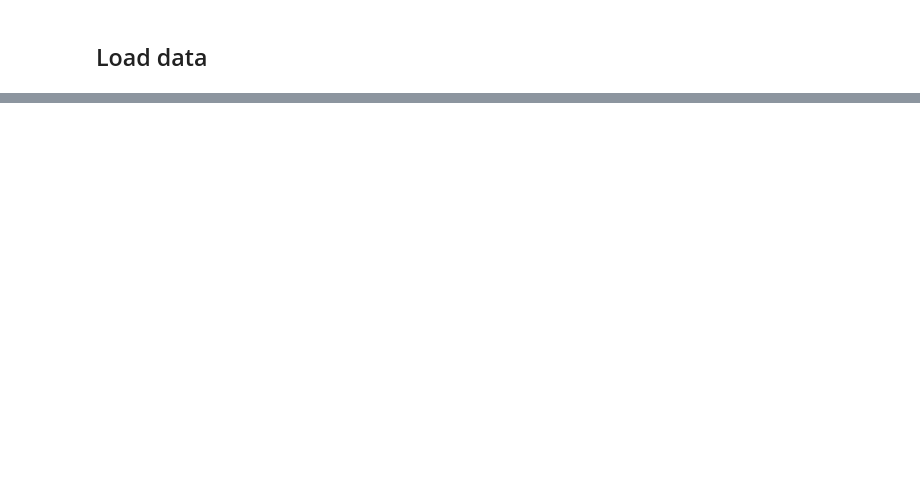
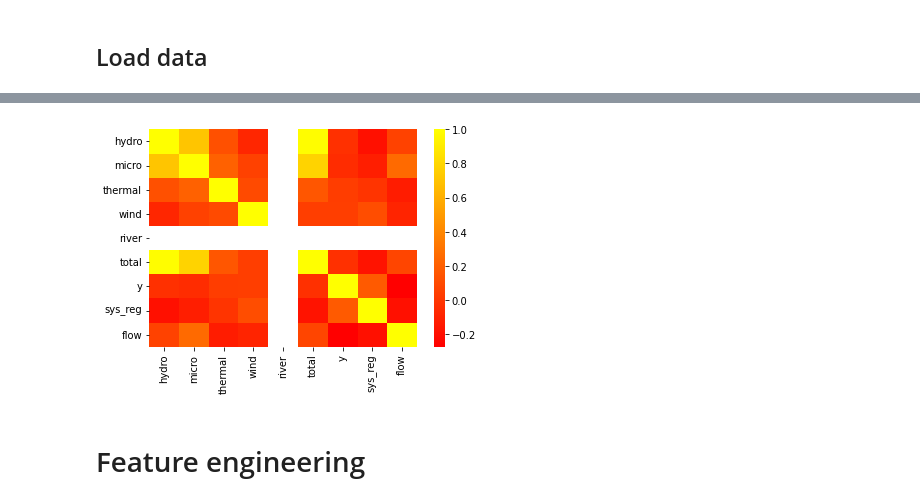
Before and after one commit to fredrvaa/Time-Series-RNN, a Jupyter notebook: notebook.ipynb, the cells around one changed output, grey strips where cells are left out. Cells and saved outputs as stored; diff of their text form; code cells hidden in the pictures; blank space fills up the shorter version.

Commit message:
Basic EDA, preprocessing, and feature engineering

```diff
--- a/notebook.ipynb
+++ b/notebook.ipynb
@@ -33,0 +67,6 @@ train.describe()
+# %%
+from preprocessing.preprocessor import Preprocessor
+
+train_p = Preprocessor.clip(train, columns=['y'])
+train_p = Preprocessor.scale(train_p)
+train_p.plot(subplots=True, figsize=(16,16))
@@ -33,0 +84,7 @@ train.describe()
+# %%
+ax = sns.heatmap(train_p.corr(), xticklabels=train_p.columns, yticklabels=train_p.columns, cmap='autumn')
+plt.show()
+# %% [output]
+[figure, added]
+# %% [markdown]
+# Feature engineering
```
Also changed, not shown: parts of 10 cells of this notebook, 2 other files.
